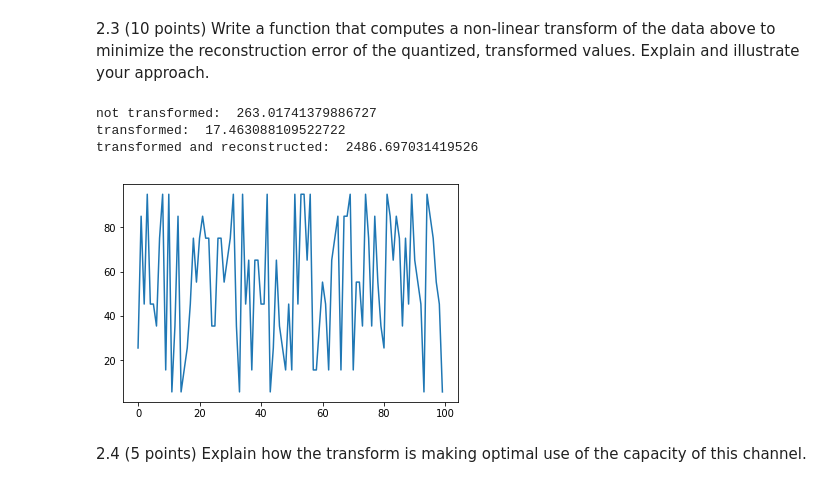
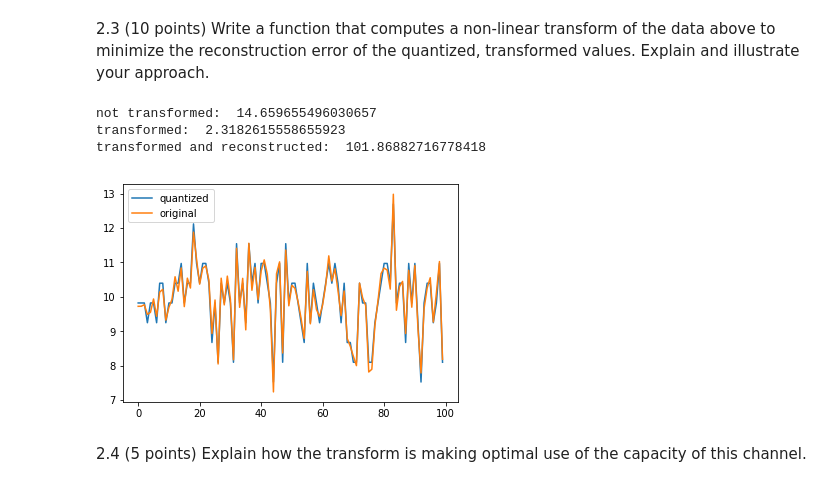
Before and after one commit to brennanmcfarland/computational-perception-class, a Jupyter notebook: CP-A2-bfm21.ipynb, the cells around one changed output. Cells and saved outputs as stored; diff of their text form; code cells hidden in the pictures.

```diff
--- a/CP-A2-bfm21.ipynb
+++ b/CP-A2-bfm21.ipynb
@@ -204,22 +199,26 @@ def inverse_transform_signal(signal_in):
     return np.square(signal)
 # %%
-test_signal = np.random.uniform(0, 100, 100)
-#print(test_signal)
-quantized_test_signal = quantize(test_signal, 10)
+bandwidth = 10
+test_signal = np.random.normal(10, 1, 100)
+
+quantized_test_signal = quantize(test_signal, bandwidth)
 transformed_test_signal = transform_signal(test_signal)
-#print(transformed_test_signal)
-quantized_transformed_test_signal = quantize(transformed_test_signal, 10)
+quantized_transformed_test_signal = quantize(transformed_test_signal, bandwidth)
 quantized_reconstructed_test_signal = inverse_transform_signal(quantized_transformed_test_signal)
-plt.plot(quantized_test_signal)
+
+plt.plot(quantized_test_signal, label='quantized')
+plt.plot(test_signal, label='original')
+plt.legend()
+
 print("not transformed: ", compute_reconstruction_error(test_signal, quantized_test_signal))
 # TODO: is this right now? the transformed quantized relative to transformed is consistently lower, but not reconstructed
 # this may be what is meant, or maybe just good enough, in which case delete the last print statement
 print("transformed: ", compute_reconstruction_error(transformed_test_signal, quantized_transformed_test_signal))
 print("transformed and reconstructed: ", compute_reconstruction_error(test_signal, quantized_reconstructed_test_signal))
 # %% [output]
-not transformed:  263.01741379886727
-transformed:  17.463088109522722
-transformed and reconstructed:  2486.697031419526
+not transformed:  14.659655496030657
+transformed:  2.3182615558655923
+transformed and reconstructed:  101.86882716778418
-[figure, old version]
+[figure, new version]
 # %% [markdown]
 2.4 (5 points) Explain how the transform is making optimal use of the capacity of this channel.
```
Also changed, not shown: parts of 16 cells of this notebook.
